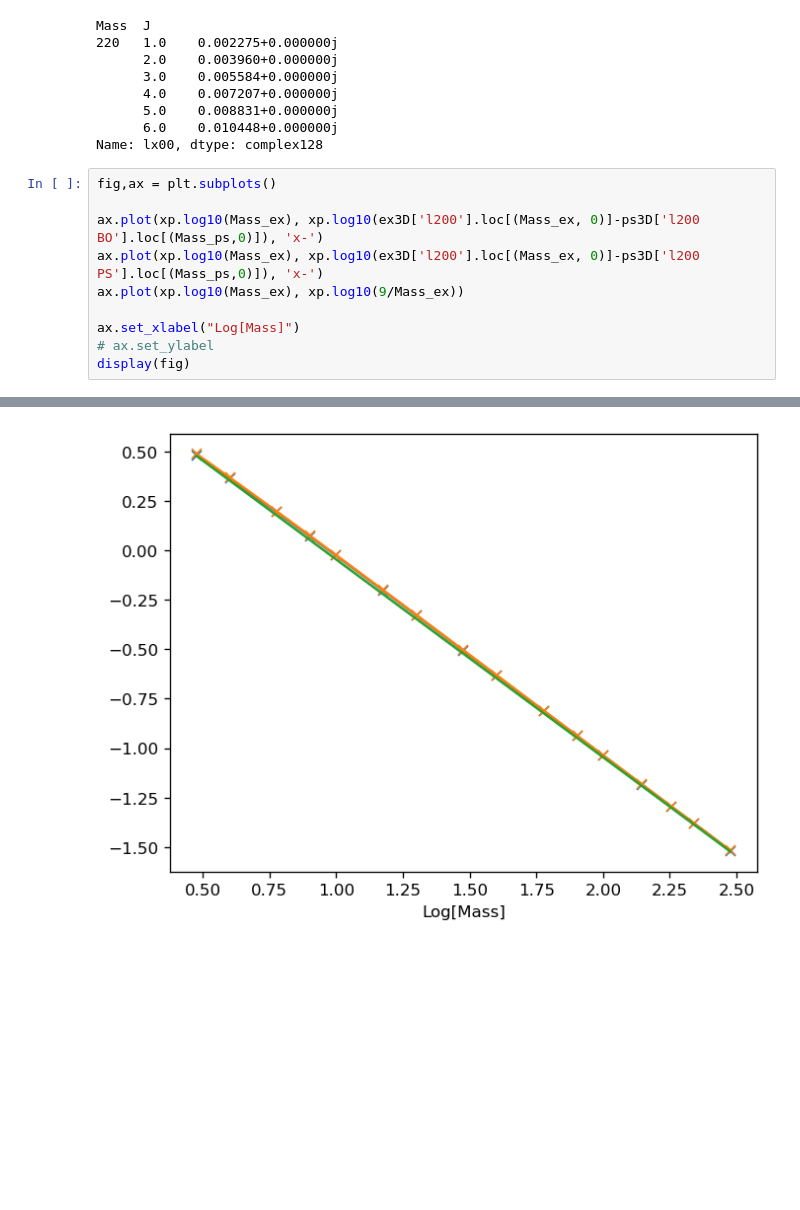
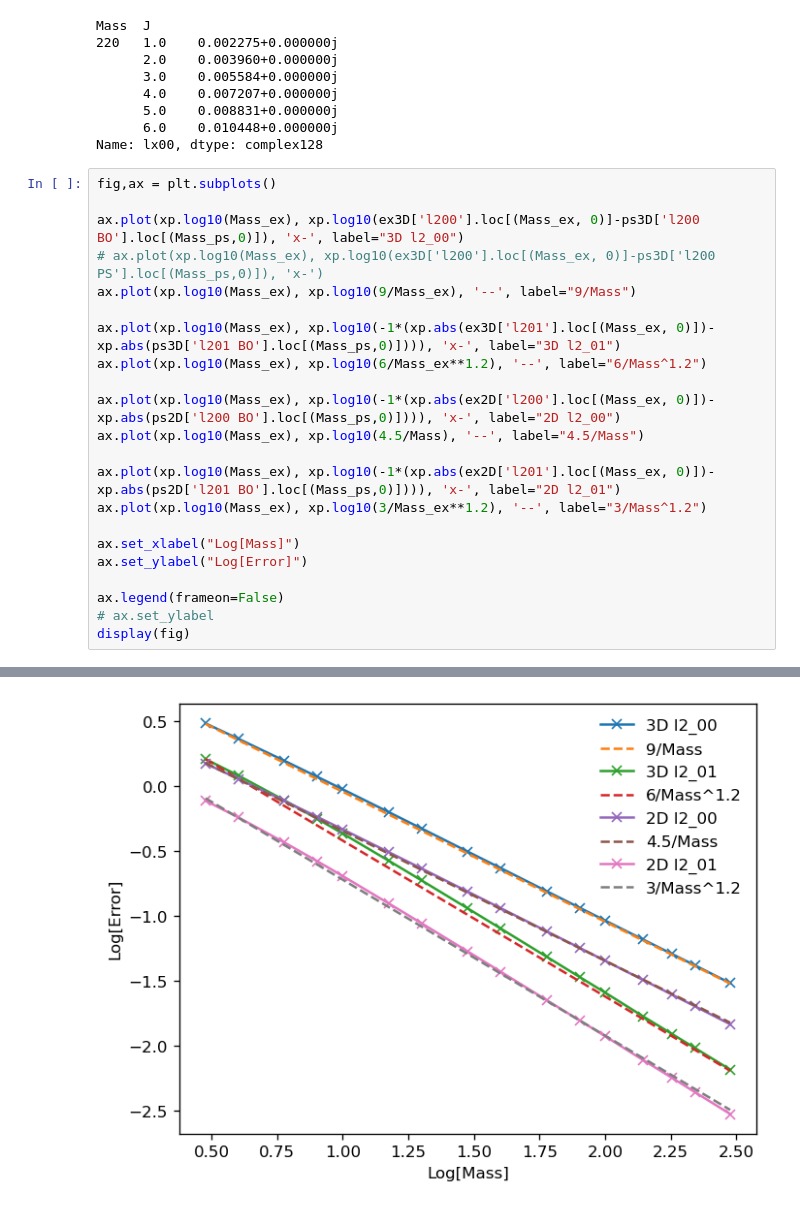
Before and after one commit to subotnikgroup/xebees, a Jupyter notebook: paper/analysis_3D.ipynb, the cells around one changed output, grey strips where cells are left out. Drawn from its saved outputs; the diff is of its cells as text; blank space fills up the shorter version.

```diff
--- a/paper/analysis_3D.ipynb
+++ b/paper/analysis_3D.ipynb
@@ -481,15 +482,27 @@ Name: lx00, dtype: complex128
 # %%
 fig,ax = plt.subplots()
 
-ax.plot(xp.log10(Mass_ex), xp.log10(ex3D['l200'].loc[(Mass_ex, 0)]-ps3D['l200 BO'].loc[(Mass_ps,0)]), 'x-')
-ax.plot(xp.log10(Mass_ex), xp.log10(ex3D['l200'].loc[(Mass_ex, 0)]-ps3D['l200 PS'].loc[(Mass_ps,0)]), 'x-')
-ax.plot(xp.log10(Mass_ex), xp.log10(9/Mass_ex))
+ax.plot(xp.log10(Mass_ex), xp.log10(ex3D['l200'].loc[(Mass_ex, 0)]-ps3D['l200 BO'].loc[(Mass_ps,0)]), 'x-', label="3D l2_00")
+# ax.plot(xp.log10(Mass_ex), xp.log10(ex3D['l200'].loc[(Mass_ex, 0)]-ps3D['l200 PS'].loc[(Mass_ps,0)]), 'x-')
+ax.plot(xp.log10(Mass_ex), xp.log10(9/Mass_ex), '--', label="9/Mass")
+
+ax.plot(xp.log10(Mass_ex), xp.log10(-1*(xp.abs(ex3D['l201'].loc[(Mass_ex, 0)])-xp.abs(ps3D['l201 BO'].loc[(Mass_ps,0)]))), 'x-', label="3D l2_01")
+ax.plot(xp.log10(Mass_ex), xp.log10(6/Mass_ex**1.2), '--', label="6/Mass^1.2")
+
+ax.plot(xp.log10(Mass_ex), xp.log10(-1*(xp.abs(ex2D['l200'].loc[(Mass_ex, 0)])-xp.abs(ps2D['l200 BO'].loc[(Mass_ps,0)]))), 'x-', label="2D l2_00")
+ax.plot(xp.log10(Mass_ex), xp.log10(4.5/Mass), '--', label="4.5/Mass")
+
+ax.plot(xp.log10(Mass_ex), xp.log10(-1*(xp.abs(ex2D['l201'].loc[(Mass_ex, 0)])-xp.abs(ps2D['l201 BO'].loc[(Mass_ps,0)]))), 'x-', label="2D l2_01")
+ax.plot(xp.log10(Mass_ex), xp.log10(3/Mass_ex**1.2), '--', label="3/Mass^1.2")
 
 ax.set_xlabel("Log[Mass]")
+ax.set_ylabel("Log[Error]")
+
+ax.legend(frameon=False)
 # ax.set_ylabel
 display(fig)
 # %% [output]
 [interactive output not drawn]
 [interactive output not drawn]
-[figure, old version]
+[figure, new version]
 # %%
```
Also changed, not shown: parts of 12 cells of this notebook, 8 other files.
